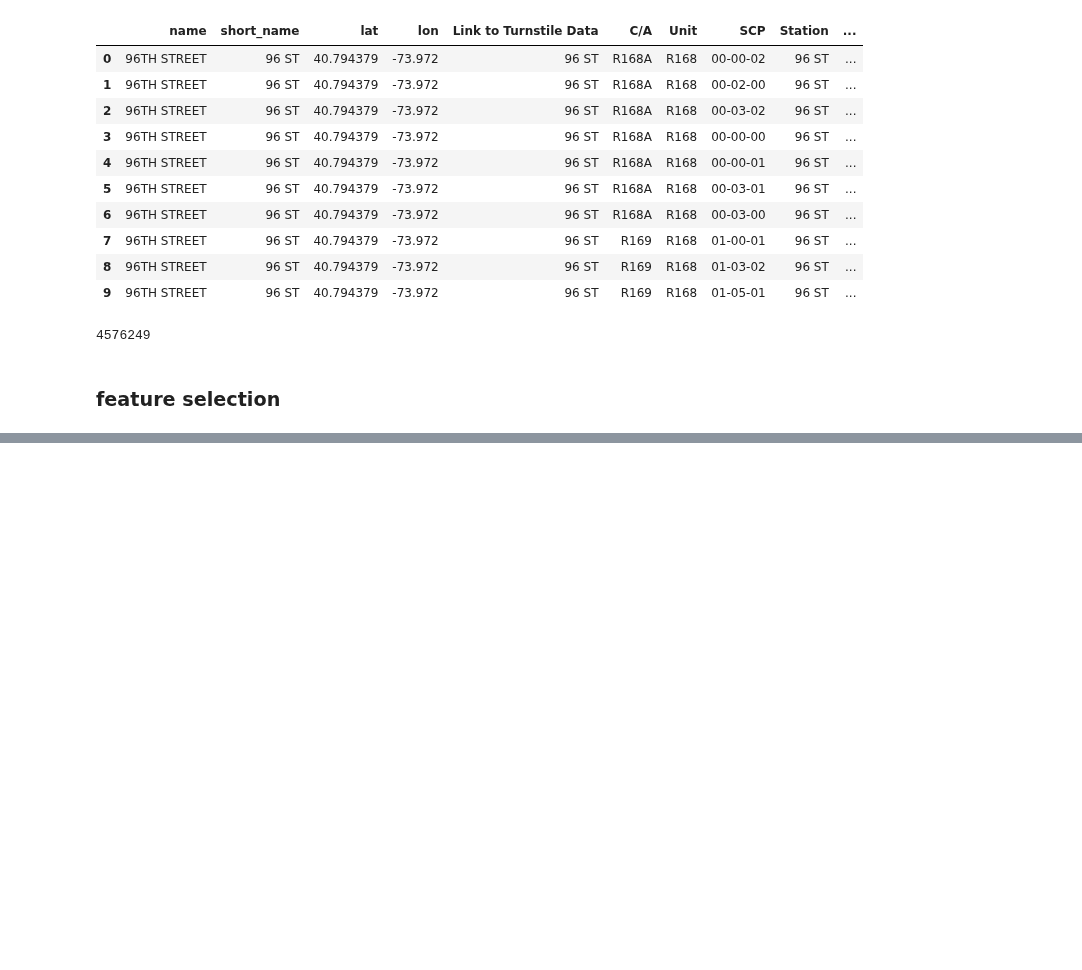
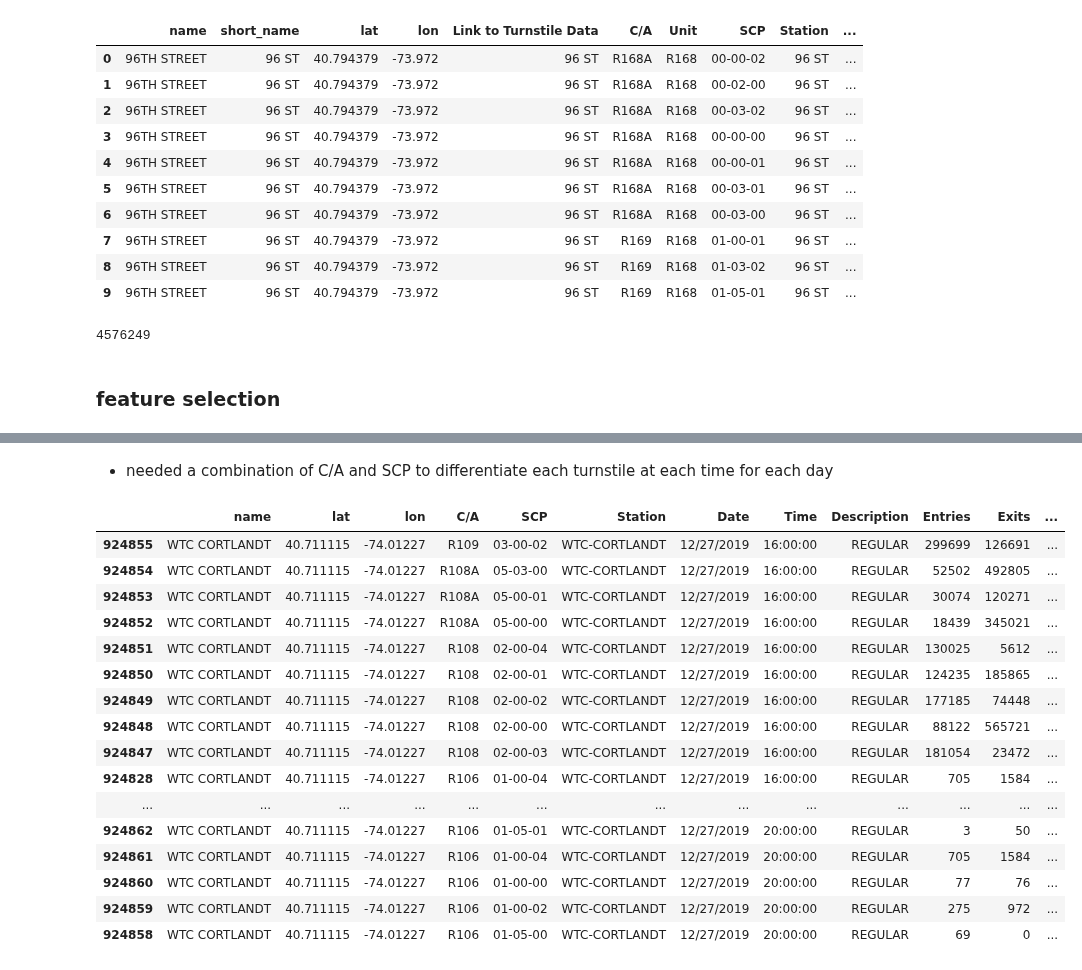
Before and after one commit to Fei117117/NYSeeNow, a Jupyter notebook: NYSeeNow-ML/SubwayData/subway.ipynb, the cells around one changed output, grey strips where cells are left out. Saved outputs shown, nothing was run; the diff lists cells and outputs as text; code cells hidden in the pictures; blank space fills up the shorter version.

```diff
--- a/NYSeeNow-ML/SubwayData/subway.ipynb
+++ b/NYSeeNow-ML/SubwayData/subway.ipynb
@@ -427 +429,23 @@ man_turn_data.head(20)
+# %% [markdown]
+- needed a combination of C/A and SCP to differentiate each turnstile at each time for each day
+# %%
+man_turn_data.tail(50)
+# %% [output]
+|  | name | lat | lon | C/A | SCP | Station | Date | Time | Description | Entries | Exits | ... |
+| 924855 | WTC CORTLANDT | 40.711115 | -74.01227 | R109 | 03-00-02 | WTC-CORTLANDT | 12/27/2019 | 16:00:00 | REGULAR | 299699 | 126691 | ... |
+| 924854 | WTC CORTLANDT | 40.711115 | -74.01227 | R108A | 05-03-00 | WTC-CORTLANDT | 12/27/2019 | 16:00:00 | REGULAR | 52502 | 492805 | ... |
+| 924853 | WTC CORTLANDT | 40.711115 | -74.01227 | R108A | 05-00-01 | WTC-CORTLANDT | 12/27/2019 | 16:00:00 | REGULAR | 30074 | 120271 | ... |
+| 924852 | WTC CORTLANDT | 40.711115 | -74.01227 | R108A | 05-00-00 | WTC-CORTLANDT | 12/27/2019 | 16:00:00 | REGULAR | 18439 | 345021 | ... |
+| 924851 | WTC CORTLANDT | 40.711115 | -74.01227 | R108 | 02-00-04 | WTC-CORTLANDT | 12/27/2019 | 16:00:00 | REGULAR | 130025 | 5612 | ... |
+| 924850 | WTC CORTLANDT | 40.711115 | -74.01227 | R108 | 02-00-01 | WTC-CORTLANDT | 12/27/2019 | 16:00:00 | REGULAR | 124235 | 185865 | ... |
+| 924849 | WTC CORTLANDT | 40.711115 | -74.01227 | R108 | 02-00-02 | WTC-CORTLANDT | 12/27/2019 | 16:00:00 | REGULAR | 177185 | 74448 | ... |
+| 924848 | WTC CORTLANDT | 40.711115 | -74.01227 | R108 | 02-00-00 | WTC-CORTLANDT | 12/27/2019 | 16:00:00 | REGULAR | 88122 | 565721 | ... |
+| 924847 | WTC CORTLANDT | 40.711115 | -74.01227 | R108 | 02-00-03 | WTC-CORTLANDT | 12/27/2019 | 16:00:00 | REGULAR | 181054 | 23472 | ... |
+| 924828 | WTC CORTLANDT | 40.711115 | -74.01227 | R106 | 01-00-04 | WTC-CORTLANDT | 12/27/2019 | 16:00:00 | REGULAR | 705 | 1584 | ... |
+| ... | ... | ... | ... | ... | ... | ... | ... | ... | ... | ... | ... | ... |
+| 924862 | WTC CORTLANDT | 40.711115 | -74.01227 | R106 | 01-05-01 | WTC-CORTLANDT | 12/27/2019 | 20:00:00 | REGULAR | 3 | 50 | ... |
+| 924861 | WTC CORTLANDT | 40.711115 | -74.01227 | R106 | 01-00-04 | WTC-CORTLANDT | 12/27/2019 | 20:00:00 | REGULAR | 705 | 1584 | ... |
+| 924860 | WTC CORTLANDT | 40.711115 | -74.01227 | R106 | 01-00-00 | WTC-CORTLANDT | 12/27/2019 | 20:00:00 | REGULAR | 77 | 76 | ... |
+| 924859 | WTC CORTLANDT | 40.711115 | -74.01227 | R106 | 01-00-02 | WTC-CORTLANDT | 12/27/2019 | 20:00:00 | REGULAR | 275 | 972 | ... |
+| 924858 | WTC CORTLANDT | 40.711115 | -74.01227 | R106 | 01-05-00 | WTC-CORTLANDT | 12/27/2019 | 20:00:00 | REGULAR | 69 | 0 | ... |
 # %%
```
Also changed, not shown: parts of 6 cells of this notebook.
